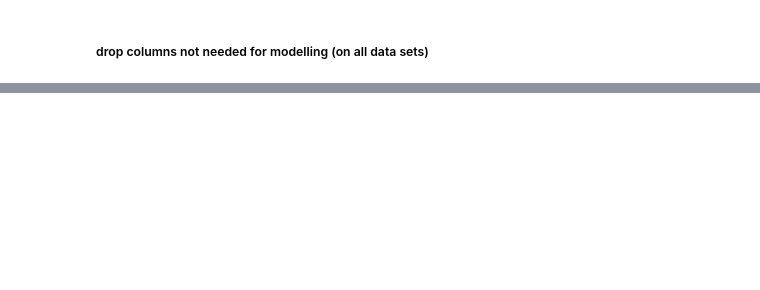
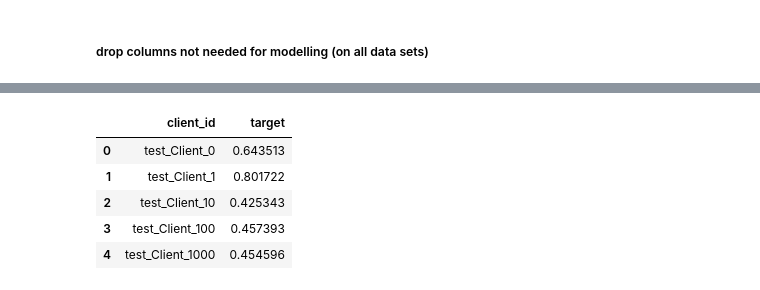
Before and after one commit to learnbh/ml-project, a Jupyter notebook: eike_modelling.ipynb, the cells around one changed output, grey strips where cells are left out. Cells and saved outputs as stored; diff of their text form; code cells hidden in the pictures; blank space fills up the shorter version.

```diff
--- a/eike_modelling.ipynb
+++ b/eike_modelling.ipynb
@@ -72,0 +419,4 @@ for col in drop_columns:
+# %%
+# predict on test set
+y_test_proba = best_model.predict_proba(test)[:, 1]
+preds = pd.DataFrame(y_test_proba, columns=['target'])
@@ -72,0 +425,16 @@ for col in drop_columns:
+# %%
+submission = pd.DataFrame(
+    {
+        'client_id': client_id_test,
+        'target': preds['target']
+    }
+)
+
+submission.head()
+# %% [output]
+|  | client_id | target |
+| 0 | test_Client_0 | 0.643513 |
+| 1 | test_Client_1 | 0.801722 |
+| 2 | test_Client_10 | 0.425343 |
+| 3 | test_Client_100 | 0.457393 |
+| 4 | test_Client_1000 | 0.454596 |
```
Also changed, not shown: parts of 29 cells of this notebook.
